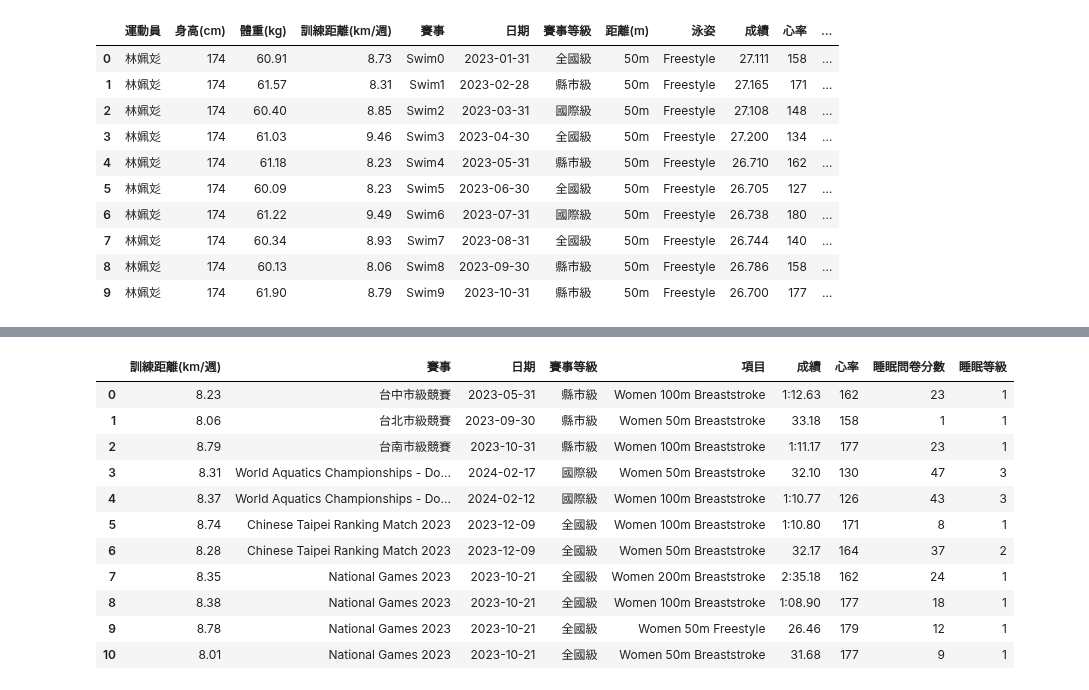
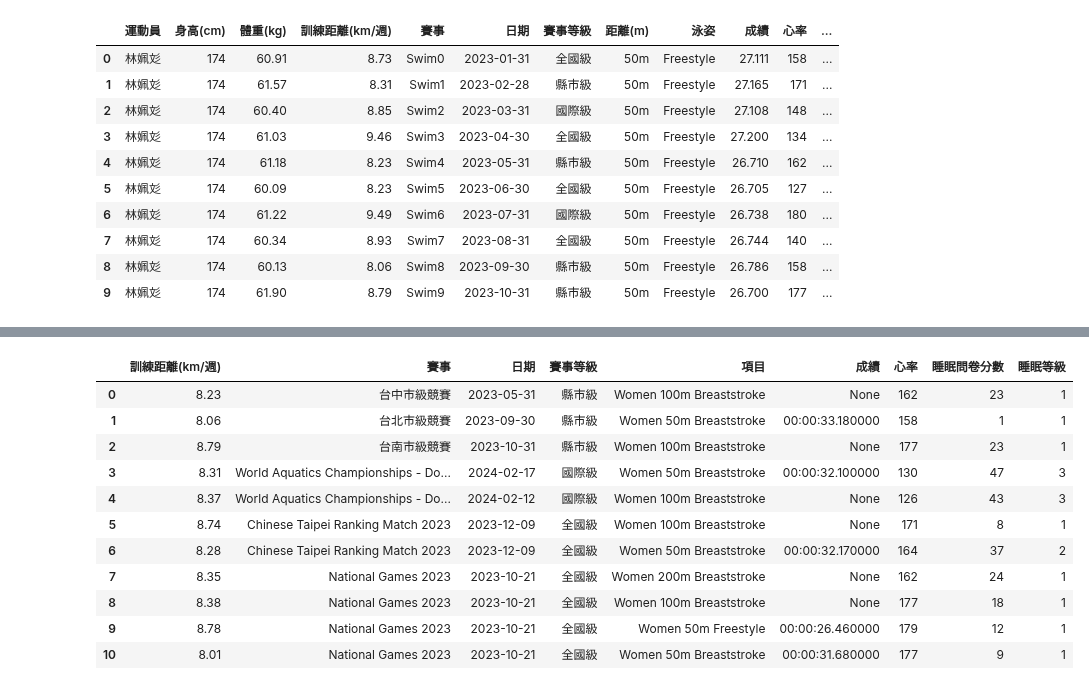
Before and after one commit to momonong/swim-apps-reviews-analysis, a Jupyter notebook: mock_data/mock_data.ipynb, the cells around one changed output, grey strips where cells are left out. Drawn from its saved outputs; the diff is of its cells as text; code cells hidden in the pictures.

```diff
--- a/mock_data/mock_data.ipynb
+++ b/mock_data/mock_data.ipynb
@@ -475,19 +475,34 @@ df2
-# %%
-import pandas as pd
-
-df = pd.read_csv('sample_data5.csv')
-df.to_csv('sample_data5.csv', index=False)
-df
-# %% [output]
-|  | 訓練距離(km/週) | 賽事 | 日期 | 賽事等級 | 項目 | 成績 | 心率 | 睡眠問卷分數 | 睡眠等級 |
-| 0 | 8.23 | 台中市級競賽 | 2023-05-31 | 縣市級 | Women 100m Breaststroke | 1:12.63 | 162 | 23 | 1 |
-| 1 | 8.06 | 台北市級競賽 | 2023-09-30 | 縣市級 | Women 50m Breaststroke | 33.18 | 158 | 1 | 1 |
-| 2 | 8.79 | 台南市級競賽 | 2023-10-31 | 縣市級 | Women 100m Breaststroke | 1:11.17 | 177 | 23 | 1 |
-| 3 | 8.31 | World Aquatics Championships - Do... | 2024-02-17 | 國際級 | Women 50m Breaststroke | 32.10 | 130 | 47 | 3 |
-| 4 | 8.37 | World Aquatics Championships - Do... | 2024-02-12 | 國際級 | Women 100m Breaststroke | 1:10.77 | 126 | 43 | 3 |
-| 5 | 8.74 | Chinese Taipei Ranking Match 2023 | 2023-12-09 | 全國級 | Women 100m Breaststroke | 1:10.80 | 171 | 8 | 1 |
-| 6 | 8.28 | Chinese Taipei Ranking Match 2023 | 2023-12-09 | 全國級 | Women 50m Breaststroke | 32.17 | 164 | 37 | 2 |
-| 7 | 8.35 | National Games 2023 | 2023-10-21 | 全國級 | Women 200m Breaststroke | 2:35.18 | 162 | 24 | 1 |
-| 8 | 8.38 | National Games 2023 | 2023-10-21 | 全國級 | Women 100m Breaststroke | 1:08.90 | 177 | 18 | 1 |
-| 9 | 8.78 | National Games 2023 | 2023-10-21 | 全國級 | Women 50m Freestyle | 26.46 | 179 | 12 | 1 |
-| 10 | 8.01 | National Games 2023 | 2023-10-21 | 全國級 | Women 50m Breaststroke | 31.68 | 177 | 9 | 1 |
+# %%
+import pandas as pd
+
+df = pd.read_csv('sample_data5.csv')
+# Define a function to convert score strings to datetime or float types
+def convert_score(score):
+    try:
+        if ':' in score:
+            # Convert to datetime assuming format is minute:second.millisecond
+            return pd.to_datetime(score, format='%M:%S.%f').time()
+        else:
+            # Convert directly to float if it's a simple number
+            return float(score)
+    except Exception as e:
+        return None  # If conversion fails, return None or handle as needed
+
+# Apply the conversion function to the '成績' column
+df['成績'] = df['成績'].apply(convert_score)
+# df['成績'] = df['成績'].apply(lambda x: f'{x:.2f}')
+df.to_csv('sample_data5.csv', index=False)
+df
+# %% [output]
+|  | 訓練距離(km/週) | 賽事 | 日期 | 賽事等級 | 項目 | 成績 | 心率 | 睡眠問卷分數 | 睡眠等級 |
+| 0 | 8.23 | 台中市級競賽 | 2023-05-31 | 縣市級 | Women 100m Breaststroke | None | 162 | 23 | 1 |
+| 1 | 8.06 | 台北市級競賽 | 2023-09-30 | 縣市級 | Women 50m Breaststroke | 00:00:33.180000 | 158 | 1 | 1 |
+| 2 | 8.79 | 台南市級競賽 | 2023-10-31 | 縣市級 | Women 100m Breaststroke | None | 177 | 23 | 1 |
+| 3 | 8.31 | World Aquatics Championships - Do... | 2024-02-17 | 國際級 | Women 50m Breaststroke | 00:00:32.100000 | 130 | 47 | 3 |
+| 4 | 8.37 | World Aquatics Championships - Do... | 2024-02-12 | 國際級 | Women 100m Breaststroke | None | 126 | 43 | 3 |
+| 5 | 8.74 | Chinese Taipei Ranking Match 2023 | 2023-12-09 | 全國級 | Women 100m Breaststroke | None | 171 | 8 | 1 |
+| 6 | 8.28 | Chinese Taipei Ranking Match 2023 | 2023-12-09 | 全國級 | Women 50m Breaststroke | 00:00:32.170000 | 164 | 37 | 2 |
+| 7 | 8.35 | National Games 2023 | 2023-10-21 | 全國級 | Women 200m Breaststroke | None | 162 | 24 | 1 |
+| 8 | 8.38 | National Games 2023 | 2023-10-21 | 全國級 | Women 100m Breaststroke | None | 177 | 18 | 1 |
+| 9 | 8.78 | National Games 2023 | 2023-10-21 | 全國級 | Women 50m Freestyle | 00:00:26.460000 | 179 | 12 | 1 |
+| 10 | 8.01 | National Games 2023 | 2023-10-21 | 全國級 | Women 50m Breaststroke | 00:00:31.680000 | 177 | 9 | 1 |
```
Also changed, not shown: parts of 1 cell of this notebook, 4 other files.
